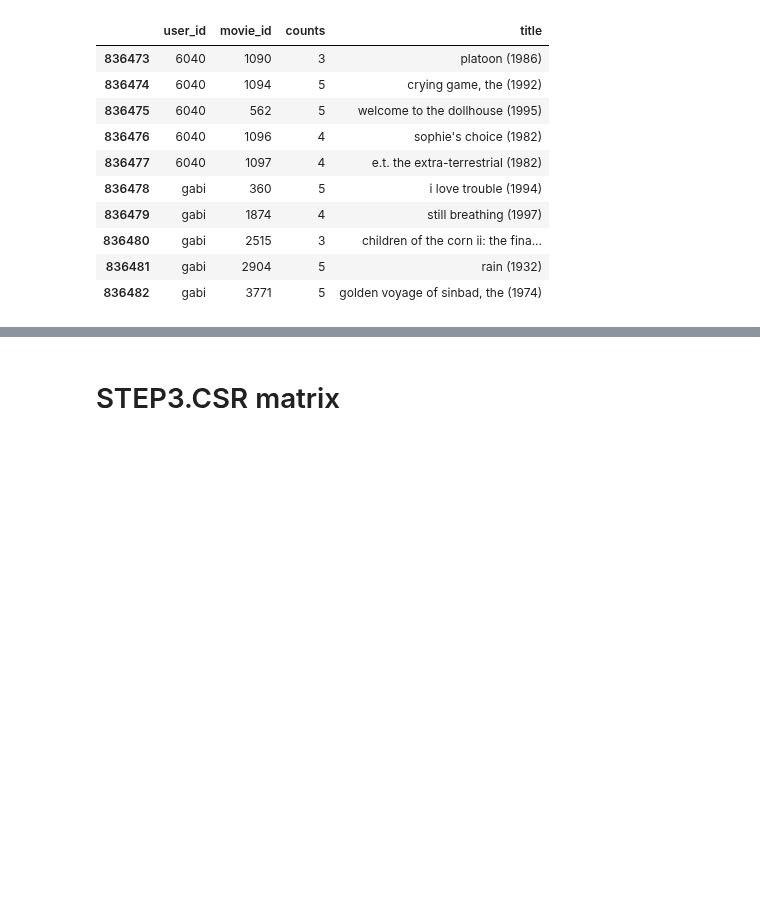
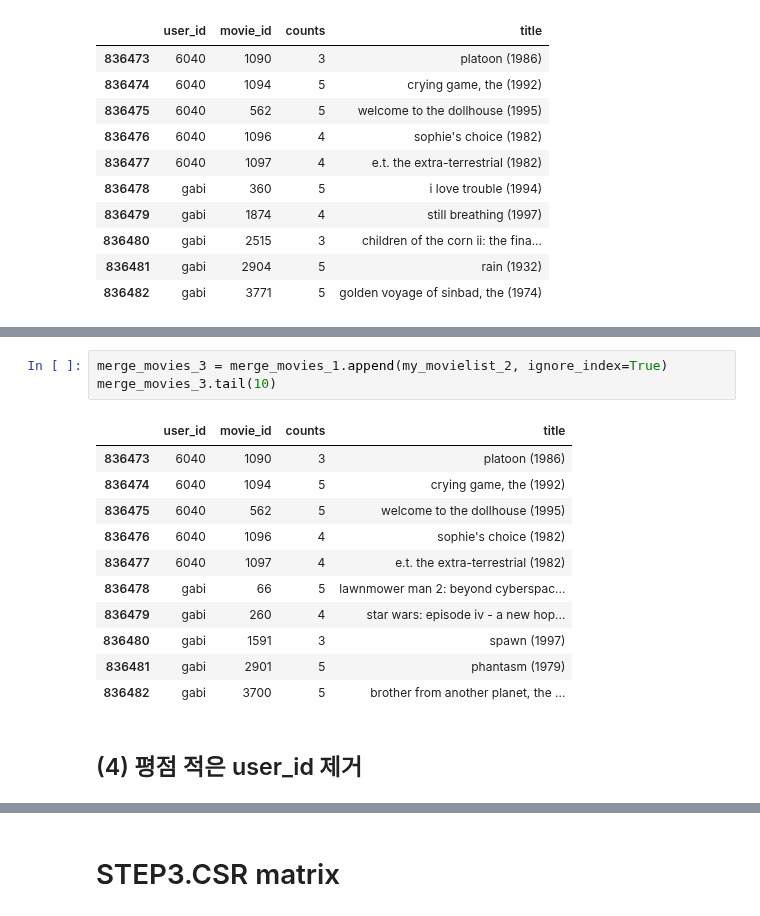
Before and after one commit to LAGABI44/AIFFEL_Study, a Jupyter notebook: EXPLORATION/Submission/[E-14]Movie_Recommendations.ipynb, the cells around one changed output, grey strips where cells are left out. Saved outputs shown, nothing was run; the diff lists cells and outputs as text; blank space fills up the shorter version.

```diff
--- a/EXPLORATION/Submission/[E-14]Movie_Recommendations.ipynb
+++ b/EXPLORATION/Submission/[E-14]Movie_Recommendations.ipynb
@@ -212,0 +419,17 @@ merge_movies_1.tail(10)
+# %%
+merge_movies_3 = merge_movies_1.append(my_movielist_2, ignore_index=True)
+merge_movies_3.tail(10)
+# %% [output]
+|  | user_id | movie_id | counts | title |
+| 836473 | 6040 | 1090 | 3 | platoon (1986) |
+| 836474 | 6040 | 1094 | 5 | crying game, the (1992) |
+| 836475 | 6040 | 562 | 5 | welcome to the dollhouse (1995) |
+| 836476 | 6040 | 1096 | 4 | sophie's choice (1982) |
+| 836477 | 6040 | 1097 | 4 | e.t. the extra-terrestrial (1982) |
+| 836478 | gabi | 66 | 5 | lawnmower man 2: beyond cyberspac... |
+| 836479 | gabi | 260 | 4 | star wars: episode iv - a new hop... |
+| 836480 | gabi | 1591 | 3 | spawn (1997) |
+| 836481 | gabi | 2901 | 5 | phantasm (1979) |
+| 836482 | gabi | 3700 | 5 | brother from another planet, the ... |
+# %% [markdown]
+## (4) 평점 적은 user_id 제거
```
Also changed, not shown: parts of 72 cells of this notebook.
